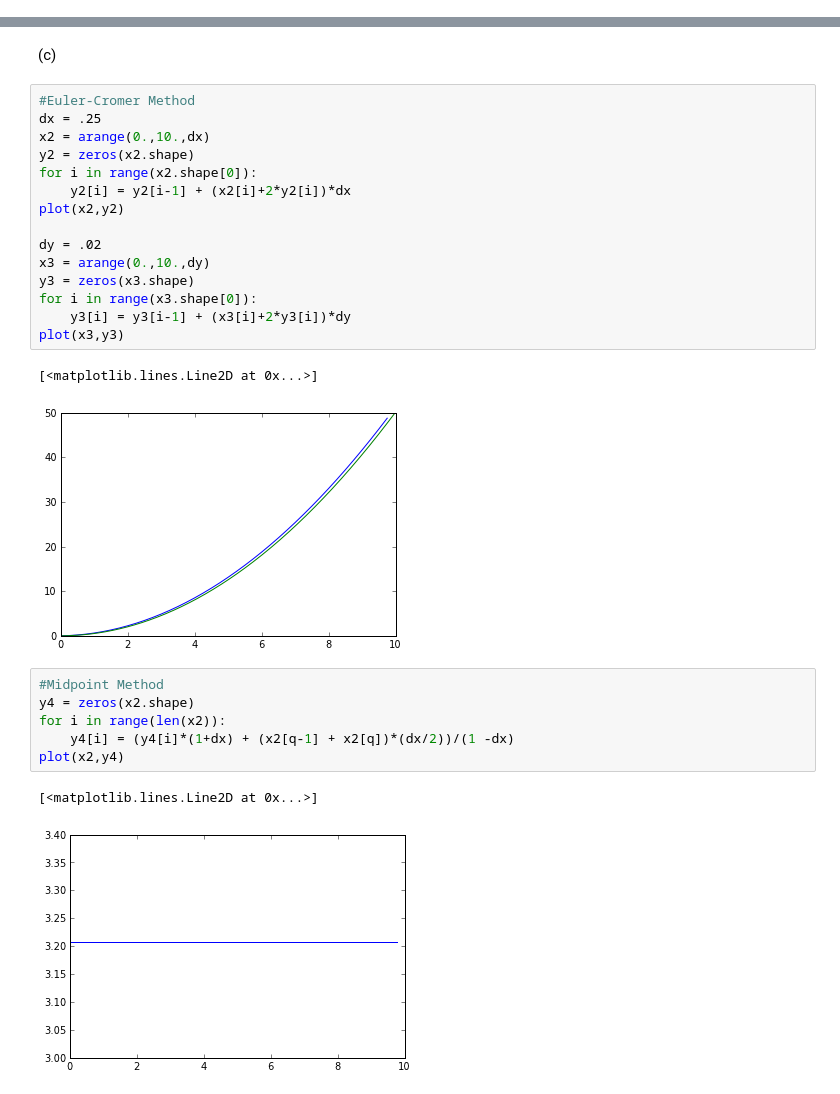
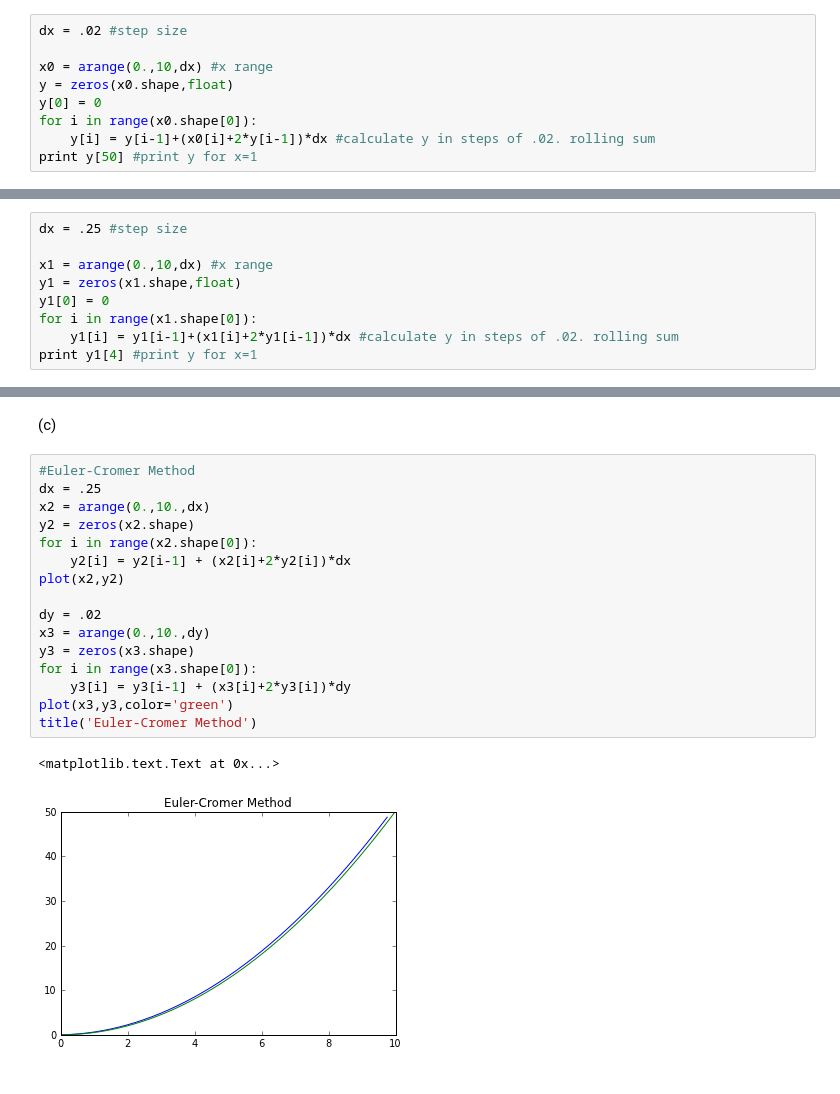
Before and after one commit to aalittlephys202/PHYS202-S13, a Jupyter notebook: Week7/EulerMethods 5-16.ipynb, the cells around one changed output, grey strips where cells are left out. Drawn from its saved outputs; the diff is of its cells as text.

Commit message:
"Finish EulerMethods"

```diff
--- a/Week7/EulerMethods 5-16.ipynb
+++ b/Week7/EulerMethods 5-16.ipynb
@@ -73,0 +33,9 @@ array([  0.00000000e+00,   4.00000000e-04,   1.21600000e-03,
+# %%
+dx = .02 #step size
+
+x0 = arange(0.,10,dx) #x range
+y = zeros(x0.shape,float)
+y[0] = 0
+for i in range(x0.shape[0]):
+    y[i] = y[i-1]+(x0[i]+2*y[i-1])*dx #calculate y in steps of .02. rolling sum
+print y[50] #print y for x=1
@@ -73,0 +44,9 @@ array([  0.00000000e+00,   4.00000000e-04,   1.21600000e-03,
+# %%
+dx = .25 #step size
+
+x1 = arange(0.,10,dx) #x range
+y1 = zeros(x1.shape,float)
+y1[0] = 0
+for i in range(x1.shape[0]):
+    y1[i] = y1[i-1]+(x1[i]+2*y1[i-1])*dx #calculate y in steps of .02. rolling sum
+print y1[4] #print y for x=1
@@ -89,27 +71,19 @@ plot(x2,z1)
 # %%
 #Euler-Cromer Method
 dx = .25
 x2 = arange(0.,10.,dx)
 y2 = zeros(x2.shape)
 for i in range(x2.shape[0]):
     y2[i] = y2[i-1] + (x2[i]+2*y2[i])*dx
 plot(x2,y2)
 
 dy = .02
 x3 = arange(0.,10.,dy)
 y3 = zeros(x3.shape)
 for i in range(x3.shape[0]):
     y3[i] = y3[i-1] + (x3[i]+2*y3[i])*dy
-plot(x3,y3)
+plot(x3,y3,color='green')
+title('Euler-Cromer Method')
 # %% [output]
-[<matplotlib.lines.Line2D at 0x...>]
+<matplotlib.text.Text at 0x...>
-[figure, old version]
+[figure, new version]
-# %%
-#Midpoint Method
-y4 = zeros(x2.shape)
-for i in range(len(x2)):
-    y4[i] = (y4[i]*(1+dx) + (x2[q-1] + x2[q])*(dx/2))/(1 -dx)
-plot(x2,y4)
-# %% [output]
-[<matplotlib.lines.Line2D at 0x...>]
-[figure, removed]
```
Also changed, not shown: parts of 7 cells of this notebook.
